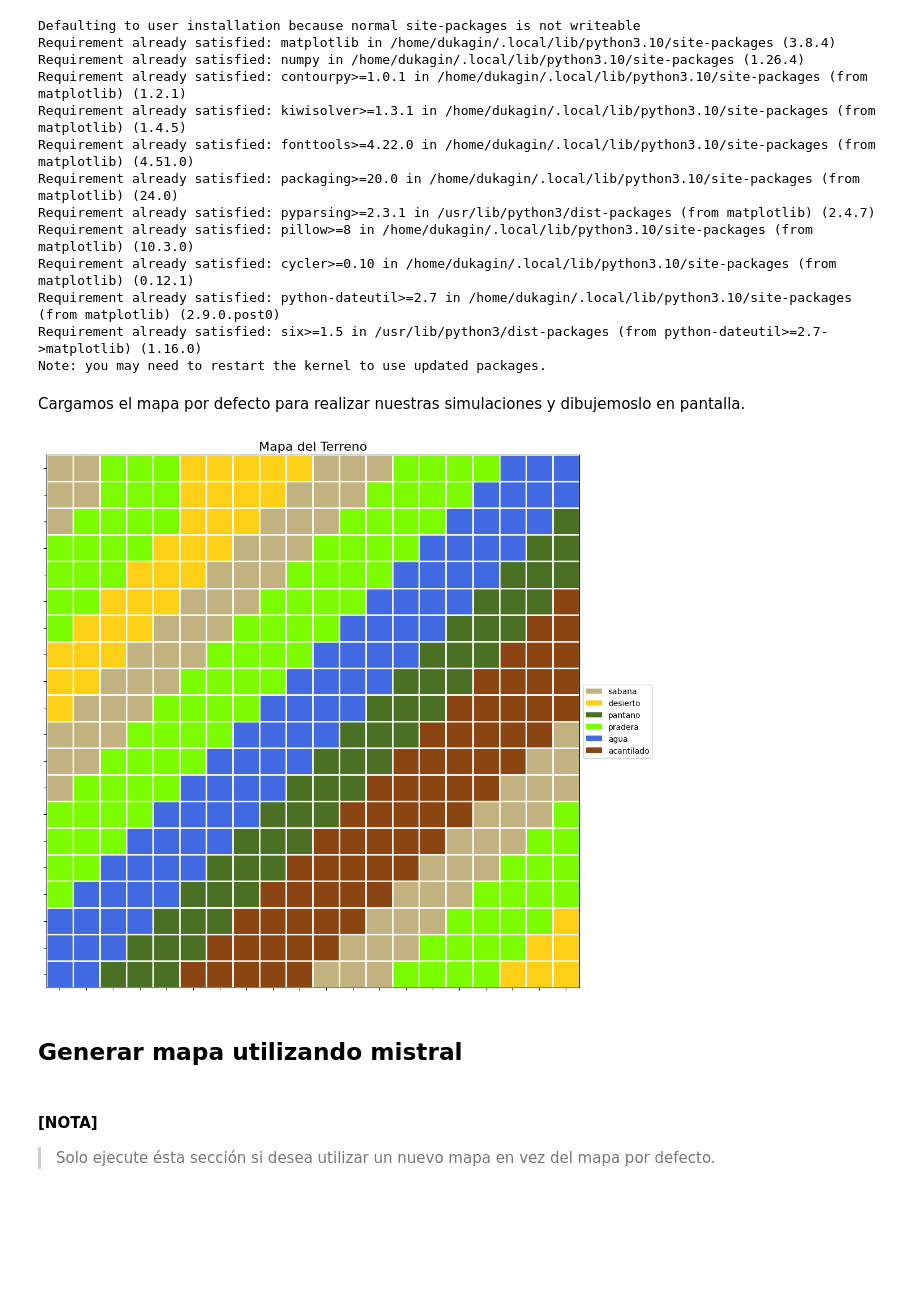
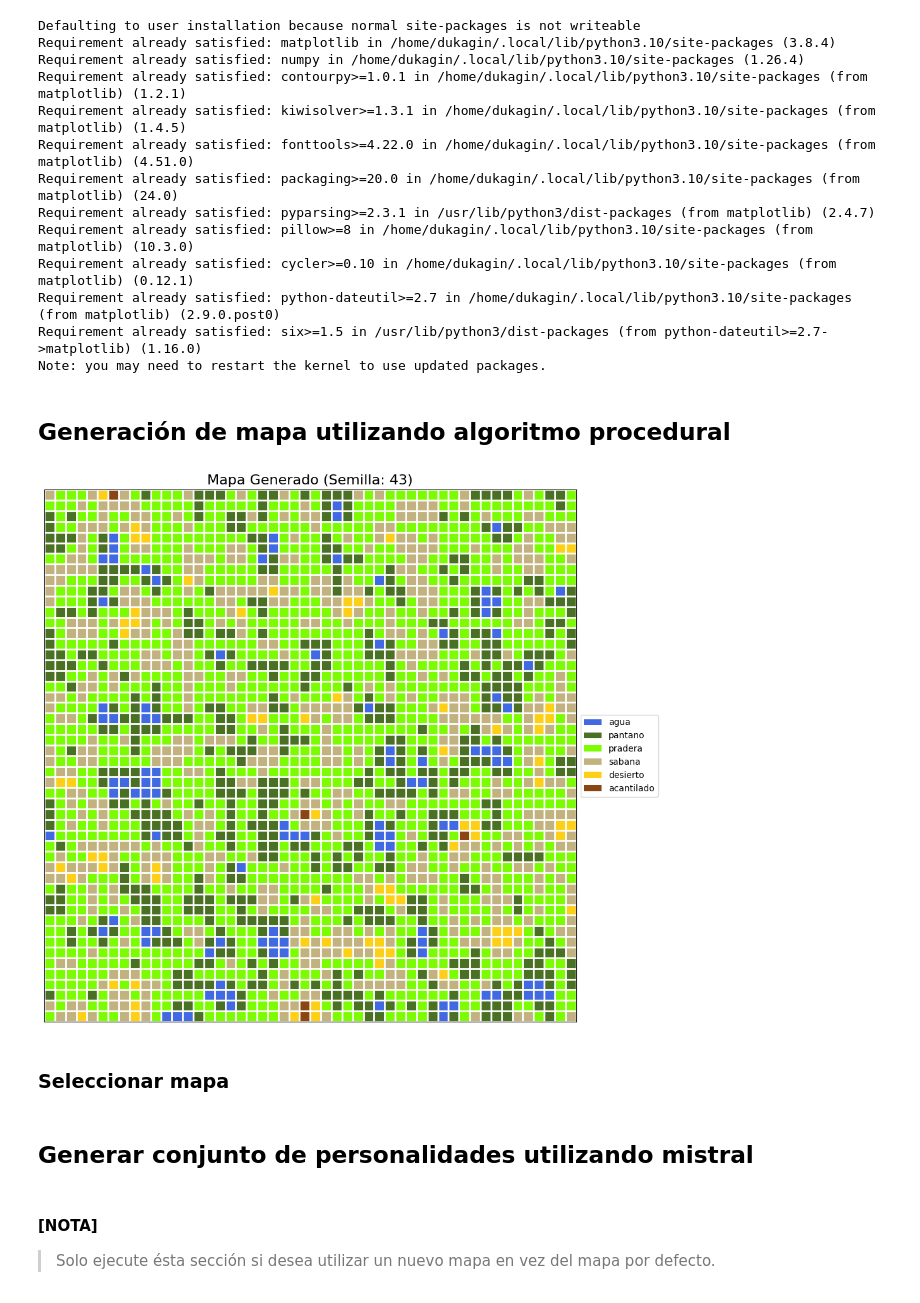
Before and after one commit to danielangelarro/Jurasic-Park, a Jupyter notebook: jurasic-simulation.ipynb, the cells around one changed output. Saved outputs shown, nothing was run; the diff lists cells and outputs as text; code cells hidden in the pictures; blank space fills up the shorter version.

```diff
--- a/jurasic-simulation.ipynb
+++ b/jurasic-simulation.ipynb
@@ -31,3 +34,10 @@ from app.utils.genetic_algorithm import GeneticAlgorithm
-# %% [markdown]
-Cargamos el mapa por defecto para realizar nuestras simulaciones y dibujemoslo en pantalla.
+# %% [markdown]
+## Generación de mapa utilizando algoritmo procedural
+# %%
+seeds = [43]
+procedural_algorithm_for_generate_map(seeds)
+# %% [output]
+[figure, added]
+# %% [markdown]
+### Seleccionar mapa
 # %%
@@ -35,10 +45,6 @@ with open('app/data/mapa.json', 'r') as file:
     mapa_data = json.load(file)
-# %%
-dibujar_mapa(mapa_data)
-# %% [output]
-[figure, removed]
 # %% [markdown]
-## Generar mapa utilizando mistral
+## Generar conjunto de personalidades utilizando mistral
 # %% [markdown]
 
 #### [NOTA]
```
Also changed, not shown: parts of 25 cells of this notebook, 7 other files.
